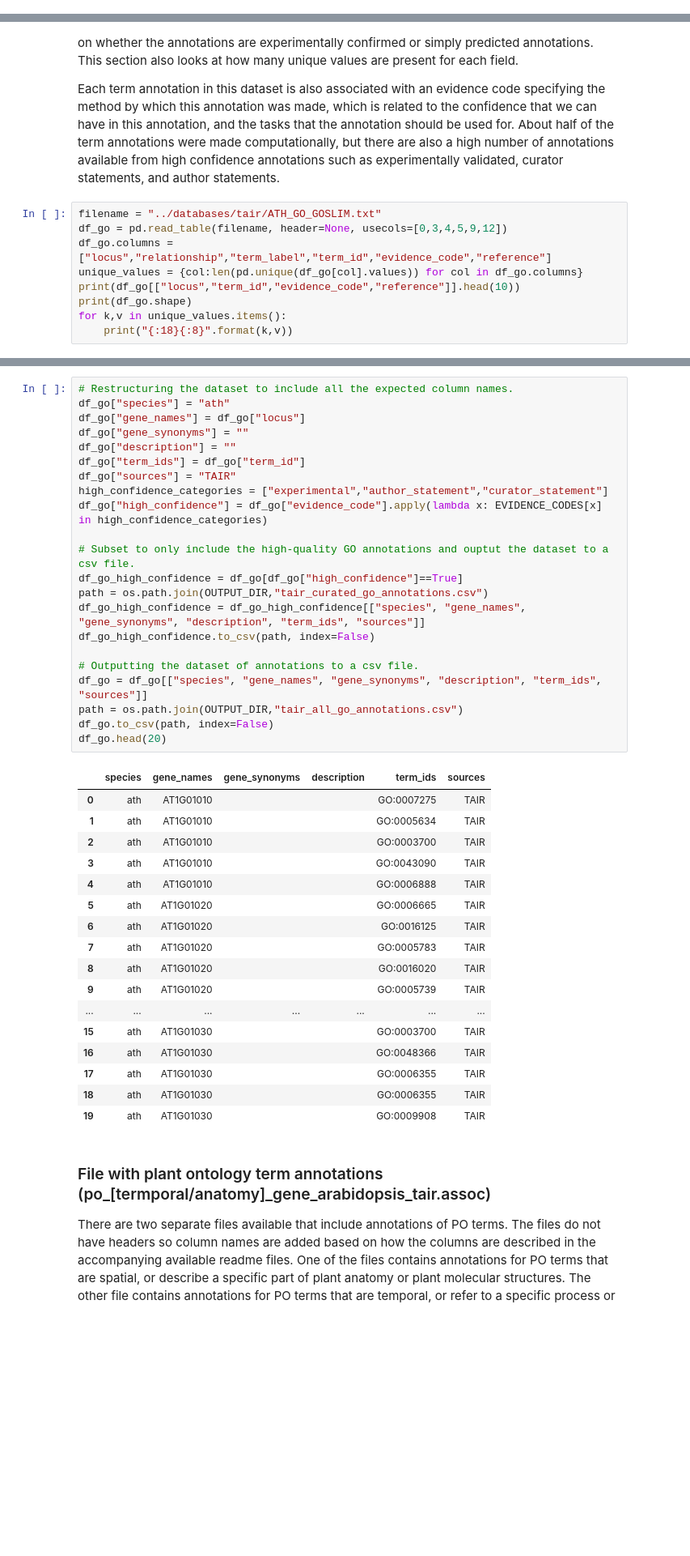
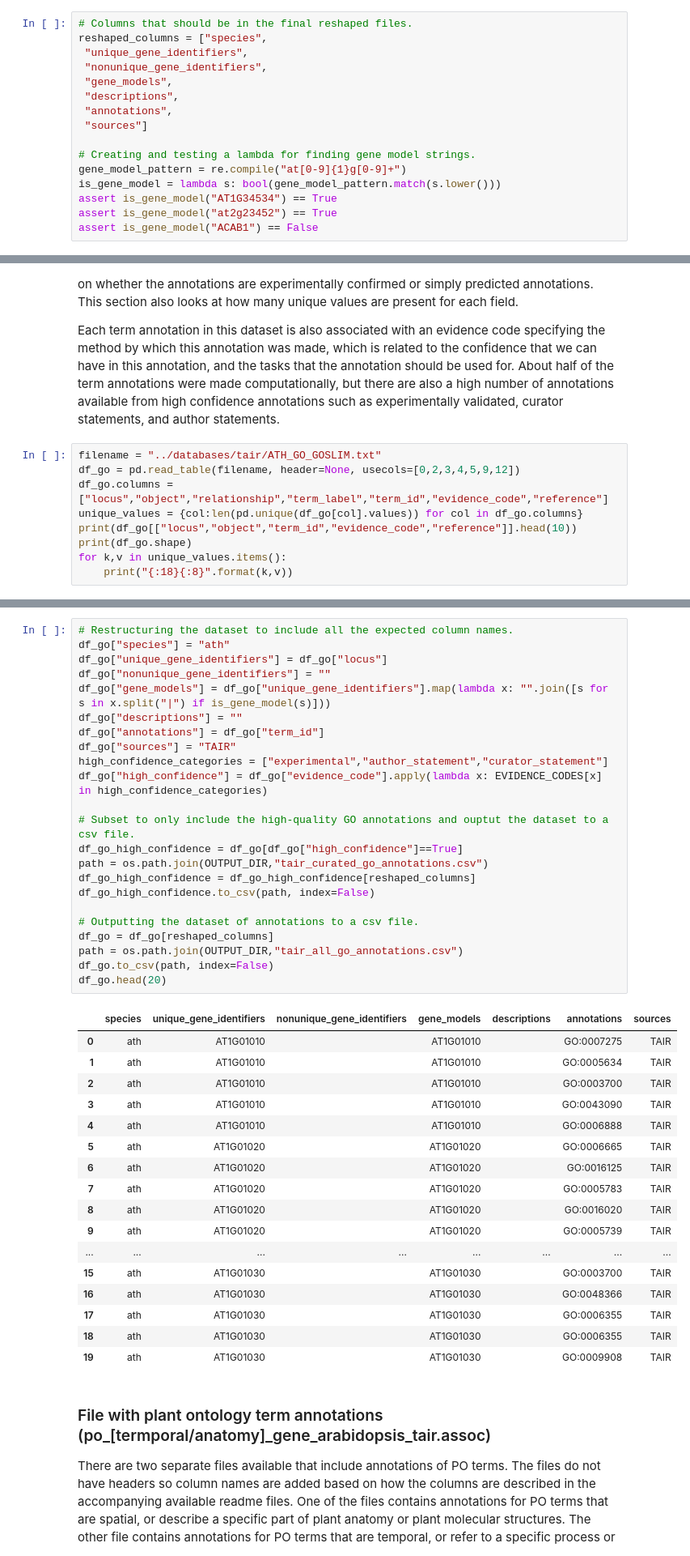
Before and after one commit to irbraun/plant-data, a Jupyter notebook: preprocessing/reshaping_tair_data.ipynb, the cells around one changed output, grey strips where cells are left out. Shown at 81% size. Cells and saved outputs as stored; diff of their text form; blank space fills up the shorter version.

```diff
--- a/preprocessing/reshaping_tair_data.ipynb
+++ b/preprocessing/reshaping_tair_data.ipynb
@@ -49,6 +59,22 @@ warnings.simplefilter('ignore')
 pd.set_option('display.max_rows', 500)
 pd.set_option('display.max_columns', 500)
 pd.set_option('display.width', 1000)
+# %%
+# Columns that should be in the final reshaped files.
+reshaped_columns = ["species",
+ "unique_gene_identifiers",
+ "nonunique_gene_identifiers",
+ "gene_models",
+ "descriptions",
+ "annotations",
+ "sources"]
+
+# Creating and testing a lambda for finding gene model strings.
+gene_model_pattern = re.compile("at[0-9]{1}g[0-9]+")
+is_gene_model = lambda s: bool(gene_model_pattern.match(s.lower()))
+assert is_gene_model("AT1G34534") == True
+assert is_gene_model("at2g23452") == True
+assert is_gene_model("ACAB1") == False
 # %% [markdown]
 ### File with genes and phenotype descriptions (Locus_Germplasm_Phenotype_20180702.txt)
 Reading in the dataset of phenotypic descriptions. There is only one value specified as the gene name (locus name) in the original dataset so this column does not need to be parsed further. The descriptions commmonly use semi-colons to separate phrases. The next cell gets the distribution of the number of phrases in each description field for the dataset of text descriptions, as determined by a sentence parser. The majority of the descriptions are a single sentence or phrase, but some contain more.
@@ -130,10 +158,10 @@ Read in the file containing names of loci and corresponding information relating
 Each term annotation in this dataset is also associated with an evidence code specifying the method by which this annotation was made, which is related to the confidence that we can have in this annotation, and the tasks that the annotation should be used for. About half of the term annotations were made computationally, but there are also a high number of annotations available from high confidence annotations such as experimentally validated, curator statements, and author statements.
 # %%
 filename = "../databases/tair/ATH_GO_GOSLIM.txt"
-df_go = pd.read_table(filename, header=None, usecols=[0,3,4,5,9,12])
-df_go.columns = ["locus","relationship","term_label","term_id","evidence_code","reference"]
+df_go = pd.read_table(filename, header=None, usecols=[0,2,3,4,5,9,12])
+df_go.columns = ["locus","object","relationship","term_label","term_id","evidence_code","reference"]
 unique_values = {col:len(pd.unique(df_go[col].values)) for col in df_go.columns}
-print(df_go[["locus","term_id","evidence_code","reference"]].head(10))
+print(df_go[["locus","object","term_id","evidence_code","reference"]].head(10))
 print(df_go.shape)
 for k,v in unique_values.items():
     print("{:18}{:8}".format(k,v))
@@ -172,43 +201,44 @@ experimental                85701
 # %%
 # Restructuring the dataset to include all the expected column names.
 df_go["species"] = "ath"
-df_go["gene_names"] = df_go["locus"]
-df_go["gene_synonyms"] = ""
-df_go["description"] = ""
-df_go["term_ids"] = df_go["term_id"]
+df_go["unique_gene_identifiers"] = df_go["locus"]
+df_go["nonunique_gene_identifiers"] = ""
+df_go["gene_models"] = df_go["unique_gene_identifiers"].map(lambda x: "".join([s for s in x.split("|") if is_gene_model(s)]))
+df_go["descriptions"] = ""
+df_go["annotations"] = df_go["term_id"]
 df_go["sources"] = "TAIR"
 high_confidence_categories = ["experimental","author_statement","curator_statement"]
 df_go["high_confidence"] = df_go["evidence_code"].apply(lambda x: EVIDENCE_CODES[x] in high_confidence_categories)
 
 # Subset to only include the high-quality GO annotations and ouptut the dataset to a csv file.
 df_go_high_confidence = df_go[df_go["high_confidence"]==True]
 path = os.path.join(OUTPUT_DIR,"tair_curated_go_annotations.csv")
-df_go_high_confidence = df_go_high_confidence[["species", "gene_names", "gene_synonyms", "description", "term_ids", "sources"]]
+df_go_high_confidence = df_go_high_confidence[reshaped_columns]
 df_go_high_confidence.to_csv(path, index=False)
 
 # Outputting the dataset of annotations to a csv file.
-df_go = df_go[["species", "gene_names", "gene_synonyms", "description", "term_ids", "sources"]]
+df_go = df_go[reshaped_columns]
 path = os.path.join(OUTPUT_DIR,"tair_all_go_annotations.csv")
 df_go.to_csv(path, index=False)
 df_go.head(20)
 # %% [output]
-|  | species | gene_names | gene_synonyms | description | term_ids | sources |
-| 0 | ath | AT1G01010 |  |  | GO:0007275 | TAIR |
-| 1 | ath | AT1G01010 |  |  | GO:0005634 | TAIR |
-| 2 | ath | AT1G01010 |  |  | GO:0003700 | TAIR |
-| 3 | ath | AT1G01010 |  |  | GO:0043090 | TAIR |
-| 4 | ath | AT1G01010 |  |  | GO:0006888 | TAIR |
-| 5 | ath | AT1G01020 |  |  | GO:0006665 | TAIR |
-| 6 | ath | AT1G01020 |  |  | GO:0016125 | TAIR |
-| 7 | ath | AT1G01020 |  |  | GO:0005783 | TAIR |
-| 8 | ath | AT1G01020 |  |  | GO:0016020 | TAIR |
-| 9 | ath | AT1G01020 |  |  | GO:0005739 | TAIR |
-| ... | ... | ... | ... | ... | ... | ... |
-| 15 | ath | AT1G01030 |  |  | GO:0003700 | TAIR |
-| 16 | ath | AT1G01030 |  |  | GO:0048366 | TAIR |
-| 17 | ath | AT1G01030 |  |  | GO:0006355 | TAIR |
-| 18 | ath | AT1G01030 |  |  | GO:0006355 | TAIR |
-| 19 | ath | AT1G01030 |  |  | GO:0009908 | TAIR |
+|  | species | unique_gene_identifiers | nonunique_gene_identifiers | gene_models | descriptions | annotations | sources |
+| 0 | ath | AT1G01010 |  | AT1G01010 |  | GO:0007275 | TAIR |
+| 1 | ath | AT1G01010 |  | AT1G01010 |  | GO:0005634 | TAIR |
+| 2 | ath | AT1G01010 |  | AT1G01010 |  | GO:0003700 | TAIR |
+| 3 | ath | AT1G01010 |  | AT1G01010 |  | GO:0043090 | TAIR |
+| 4 | ath | AT1G01010 |  | AT1G01010 |  | GO:0006888 | TAIR |
+| 5 | ath | AT1G01020 |  | AT1G01020 |  | GO:0006665 | TAIR |
+| 6 | ath | AT1G01020 |  | AT1G01020 |  | GO:0016125 | TAIR |
+| 7 | ath | AT1G01020 |  | AT1G01020 |  | GO:0005783 | TAIR |
+| 8 | ath | AT1G01020 |  | AT1G01020 |  | GO:0016020 | TAIR |
+| 9 | ath | AT1G01020 |  | AT1G01020 |  | GO:0005739 | TAIR |
+| ... | ... | ... | ... | ... | ... | ... | ... |
+| 15 | ath | AT1G01030 |  | AT1G01030 |  | GO:0003700 | TAIR |
+| 16 | ath | AT1G01030 |  | AT1G01030 |  | GO:0048366 | TAIR |
+| 17 | ath | AT1G01030 |  | AT1G01030 |  | GO:0006355 | TAIR |
+| 18 | ath | AT1G01030 |  | AT1G01030 |  | GO:0006355 | TAIR |
+| 19 | ath | AT1G01030 |  | AT1G01030 |  | GO:0009908 | TAIR |
 # %% [markdown]
 ### File with plant ontology term annotations (po_[termporal/anatomy]_gene_arabidopsis_tair.assoc)
 There are two separate files available that include annotations of PO terms. The files do not have headers so column names are added based on how the columns are described in the accompanying available readme files. One of the files contains annotations for PO terms that are spatial, or describe a specific part of plant anatomy or plant molecular structures. The other file contains annotations for PO terms that are temporal, or refer to a specific process or stage of development. These files are each read in separately, and the next cells look at the quantity of unique values in the columns of each dataset. There are more spatial annotations than temporal annotations, and a greater number of terms used to describe the spatial annotations.
```
Also changed, not shown: parts of 9 cells of this notebook, 4 other files.
